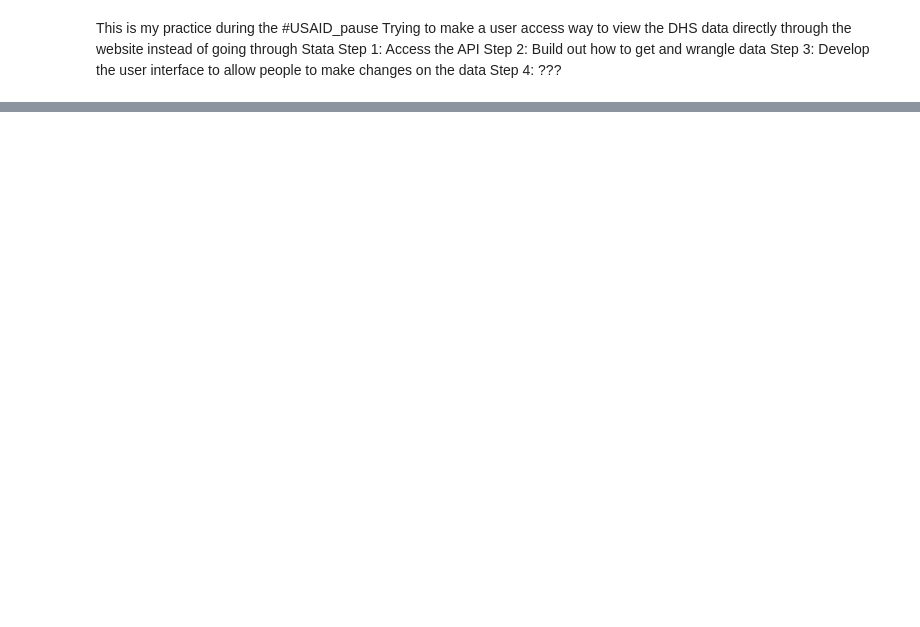
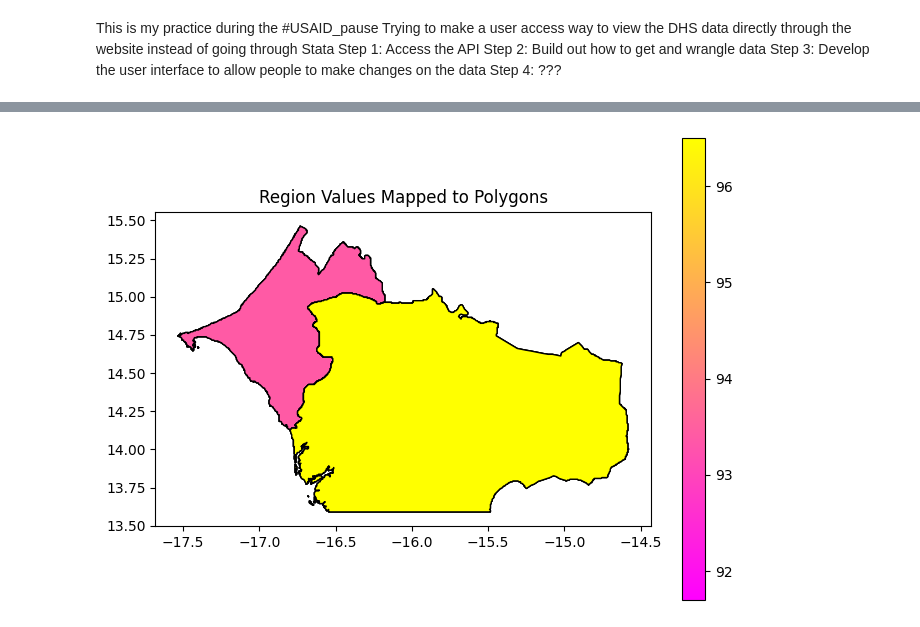
Before and after one commit to mbride1/DHS_web, a Jupyter notebook: DHS_API_access.ipynb, the cells around one changed output, grey strips where cells are left out. Drawn from its saved outputs; the diff is of its cells as text; code cells hidden in the pictures; blank space fills up the shorter version.

```diff
--- a/DHS_API_access.ipynb
+++ b/DHS_API_access.ipynb
@@ -70,0 +31,28 @@ Error:
+# %%
+data_url = r'https://api.dhsprogram.com/rest/dhs/data?breakdown=Subnational&indicatorIds=RH_ANCP_W_NRS&countryIds=SN&surveyIds=SN2010DHS,SN2012DHS,SN2014DHS,SN2015DHS,SN2016DHS,SN2017DHS,SN2018DHS,SN2019DHS,SN2023DHS&lang=en&returnGeometry=true&f=json'
+req = urlopen(data_url)
+resp = json.loads(req.read())
+my_data = resp['Data']
+
+
+df = pd.DataFrame(my_data)
+
+
+df['CharacteristicLabel'] = df['CharacteristicLabel'].str.replace(r'^\.+', '', regex=True)  # Remove leading periods
+df['CharacteristicLabel'] = df['CharacteristicLabel'].str.replace(r'\s*\(.*\)$', '', regex=True)  # Remove brackets and content inside
+df2 = df
+def safe_wkt_load(wkt_str):
+    try:
+        # Attempt to load the WKT string into a shapely geometry object
+        return wkt.loads(wkt_str)
+    except Exception as e:
+        # If there's an error (malformed WKT), return None or handle it as needed
+        print(f"Error loading WKT: {e}")
+        return None
+df2['Polygon'] = df2['Coordinates'].apply(safe_wkt_load)
+df2= df2.dropna(subset='Polygon')
+unique_rows_df2 = df2.drop_duplicates(subset='CharacteristicLabel')
+unique_rows_df2['location'] = unique_rows_df2['Polygon']
+senegall = df.merge(unique_rows_df2[["CharacteristicLabel", "location"]], on='CharacteristicLabel', how='inner')
+sns.lineplot(data=senegall, x="SurveyId", y="Value")
+sns.lineplot(data=df, x="SurveyId", y="Value")
@@ -70,0 +84,11 @@ Error:
+# %%
+
+gdf = gpd.GeoDataFrame(senegall, geometry='location')
+gdf_filter=gdf[gdf['SurveyYear']==2019]
+# Plot the data
+fig, ax = plt.subplots(figsize=(8, 6))
+gdf_filter.plot(column='Value', cmap='spring', edgecolor='black', linewidth=1, legend=True, ax=ax)
+ax.set_title("Region Values Mapped to Polygons")
+plt.show()
+# %% [output]
+[figure, added]
```
Also changed, not shown: parts of 5 cells of this notebook.
